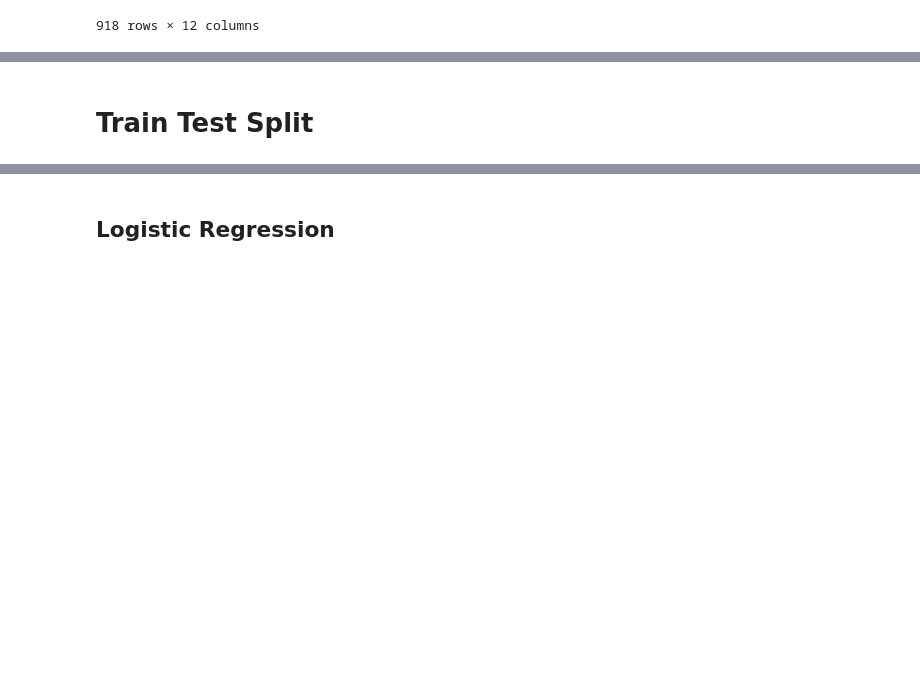
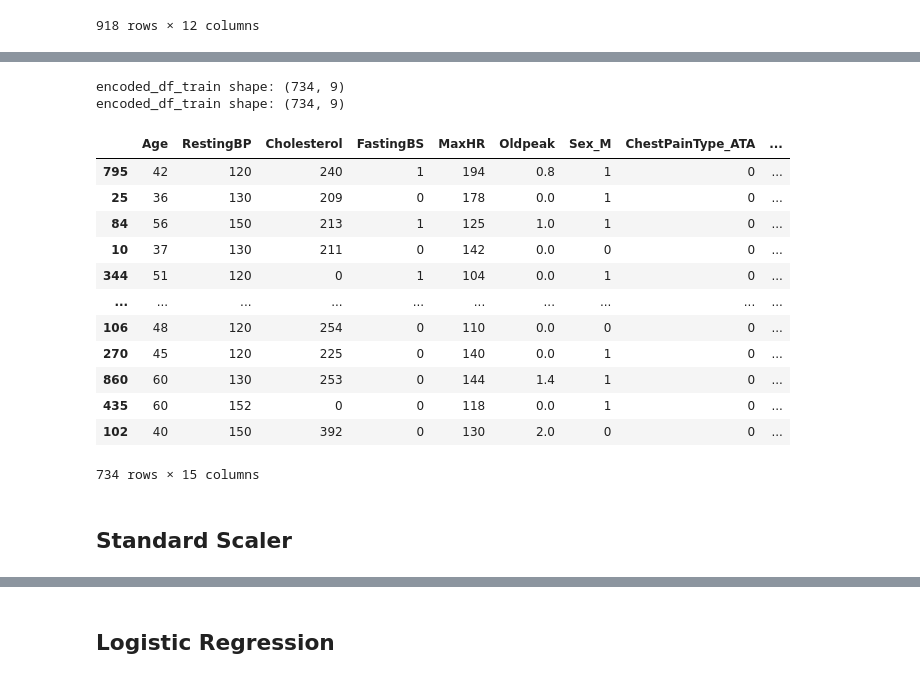
Before and after one commit to Prajwal-Luitel/Heart-Failure-Prediction, a Jupyter notebook: Heart_Disease_Prediction.ipynb, the cells around one changed output, grey strips where cells are left out. Cells and saved outputs as stored; diff of their text form; code cells hidden in the pictures; blank space fills up the shorter version.

```diff
--- a/Heart_Disease_Prediction.ipynb
+++ b/Heart_Disease_Prediction.ipynb
@@ -29,5 +48,6 @@ df
 from sklearn.preprocessing import OneHotEncoder
 oe = OneHotEncoder(sparse_output=False, handle_unknown='ignore', drop='first',dtype=np.int32)
 # %%
-categorical_columns =  df.select_dtypes( include=['object']).columns.to_list()
-encoded  = oe.fit_transform(df[categorical_columns])
+categorical_columns =  X.select_dtypes( include=['object']).columns.to_list()
+encoded_train  = oe.fit_transform(X_train[categorical_columns])
+encoded_test  = oe.transform(X_test[categorical_columns])
@@ -82,2 +53,0 @@ df
-# %% [markdown]
-# Train Test Split
@@ -88,0 +54,34 @@ X_train, X_test, y_train, y_test = train_test_split(X, y, test_size=0.2, random_
+# %%
+encoded_df_train = pd.DataFrame(encoded_train,
+                                columns=oe.get_feature_names_out(categorical_columns),
+                                index = X_train.index )
+encoded_df_test = pd.DataFrame(encoded_test,
+                               columns=oe.get_feature_names_out(categorical_columns),
+                               index = X_test.index  )
+# %%
+print(f"encoded_df_train shape: {encoded_df_train.shape}\nencoded_df_train shape: {encoded_df_train.shape}")
+# %% [output]
+encoded_df_train shape: (734, 9)
+encoded_df_train shape: (734, 9)
+# %%
+X_train = pd.concat([X_train.drop(columns=categorical_columns), encoded_df_train], axis=1)
+
+X_test = pd.concat([X_test.drop(columns=categorical_columns), encoded_df_test], axis=1)
+# %%
+X_train
+# %% [output]
+|  | Age | RestingBP | Cholesterol | FastingBS | MaxHR | Oldpeak | Sex_M | ChestPainType_ATA | ... |
+| 795 | 42 | 120 | 240 | 1 | 194 | 0.8 | 1 | 0 | ... |
+| 25 | 36 | 130 | 209 | 0 | 178 | 0.0 | 1 | 0 | ... |
+| 84 | 56 | 150 | 213 | 1 | 125 | 1.0 | 1 | 0 | ... |
+| 10 | 37 | 130 | 211 | 0 | 142 | 0.0 | 0 | 0 | ... |
+| 344 | 51 | 120 | 0 | 1 | 104 | 0.0 | 1 | 0 | ... |
+| ... | ... | ... | ... | ... | ... | ... | ... | ... | ... |
+| 106 | 48 | 120 | 254 | 0 | 110 | 0.0 | 0 | 0 | ... |
+| 270 | 45 | 120 | 225 | 0 | 140 | 0.0 | 1 | 0 | ... |
+| 860 | 60 | 130 | 253 | 0 | 144 | 1.4 | 1 | 0 | ... |
+| 435 | 60 | 152 | 0 | 0 | 118 | 0.0 | 1 | 0 | ... |
+| 102 | 40 | 150 | 392 | 0 | 130 | 2.0 | 0 | 0 | ... |
+734 rows × 15 columns
+# %% [markdown]
+## Standard Scaler
```
Also changed, not shown: parts of 18 cells of this notebook.
